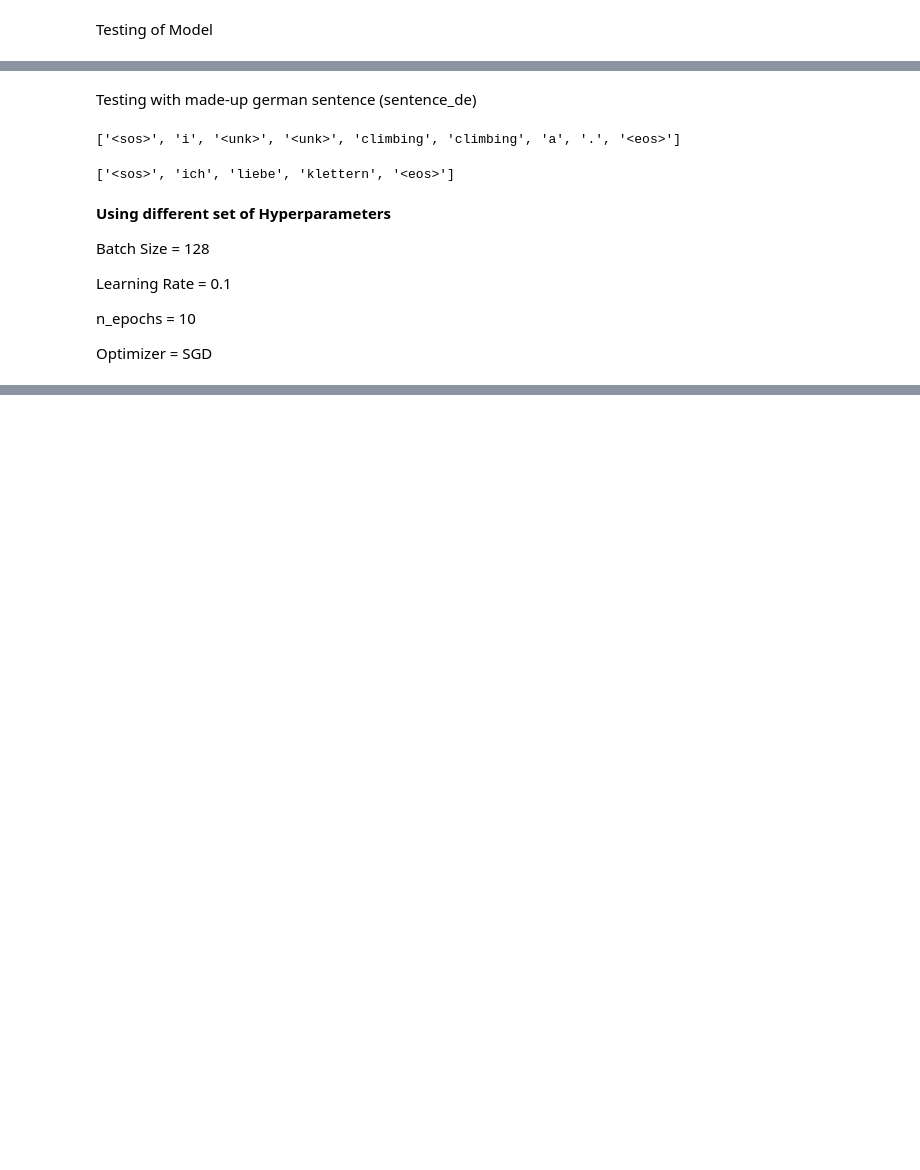
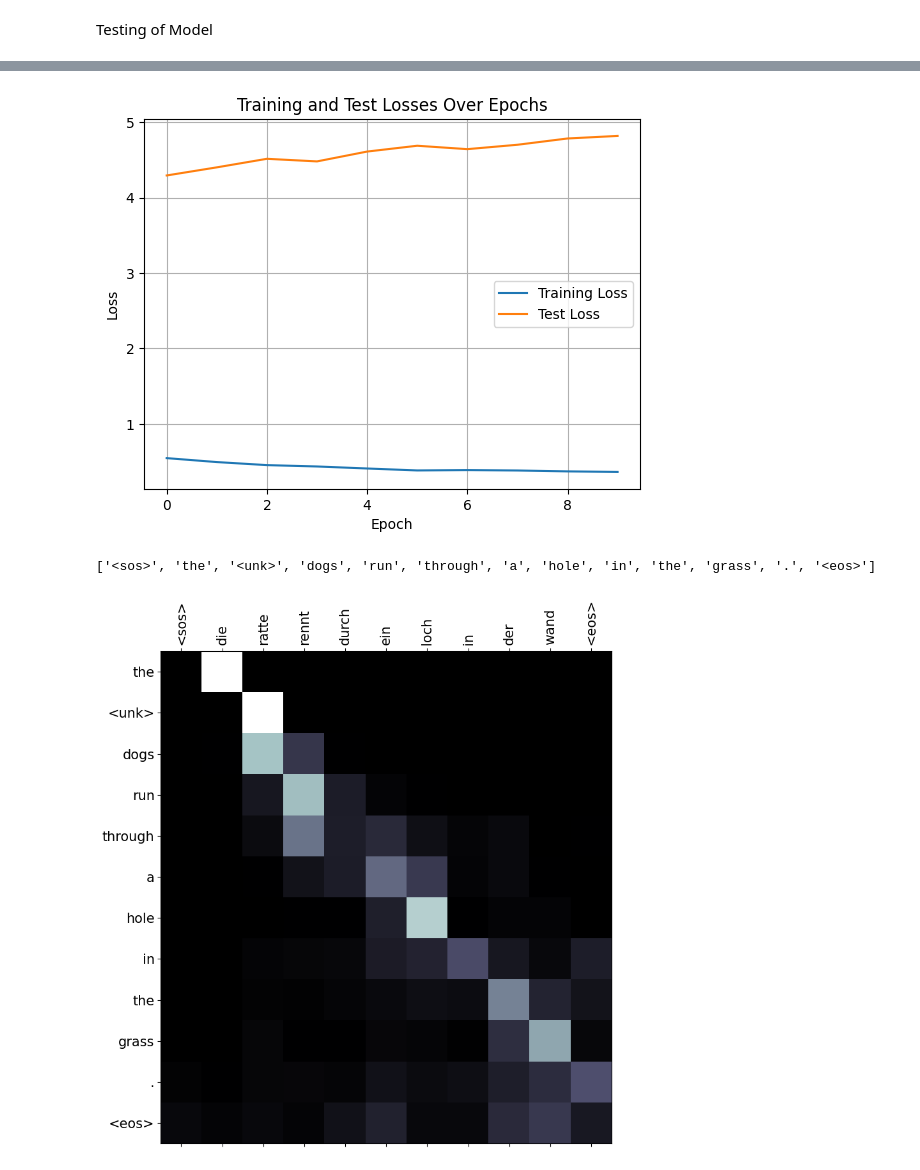
Before and after one commit to AmoguJUduka/MachineLearning, a Jupyter notebook: DeepLearningAssignments/BasicLSTM_Pytorch.ipynb, the cells around one changed output, grey strips where cells are left out. Drawn from its saved outputs; the diff is of its cells as text; code cells hidden in the pictures; blank space fills up the shorter version.

```diff
--- a/DeepLearningAssignments/BasicLSTM_Pytorch.ipynb
+++ b/DeepLearningAssignments/BasicLSTM_Pytorch.ipynb
@@ -261,11 +263,14 @@ test_data_loader = get_data_loader(test_data, batch_size, pad_index)
 # %%
+num_layers = 1
+
 class Encoder(nn.Module):
     def __init__(
-        self, input_dim, embedding_dim, encoder_hidden_dim, decoder_hidden_dim, dropout
+        self, input_dim, embedding_dim, encoder_hidden_dim, decoder_hidden_dim, dropout, num_layers
     ):
         super().__init__()
         self.embedding = nn.Embedding(input_dim, embedding_dim)
-        self.rnn = nn.GRU(embedding_dim, encoder_hidden_dim, bidirectional=True)
+        self.num_layers = num_layers
+        self.rnn = nn.GRU(embedding_dim, encoder_hidden_dim,num_layers=num_layers, bidirectional=True)
         self.fc = nn.Linear(encoder_hidden_dim * 2, decoder_hidden_dim)
         self.dropout = nn.Dropout(dropout)
 
@@ -322,12 +327,14 @@ class Decoder(nn.Module):
         decoder_hidden_dim,
         dropout,
         attention,
+        num_layers=num_layers
     ):
         super().__init__()
         self.output_dim = output_dim
         self.attention = attention
+        self.num_layers = num_layers
         self.embedding = nn.Embedding(output_dim, embedding_dim)
-        self.rnn = nn.GRU((encoder_hidden_dim * 2) + embedding_dim, decoder_hidden_dim)
+        self.rnn = nn.GRU((encoder_hidden_dim * 2) + embedding_dim, decoder_hidden_dim, num_layers)
         self.fc_out = nn.Linear(
             (encoder_hidden_dim * 2) + decoder_hidden_dim + embedding_dim, output_dim
         )
@@ -428,6 +435,7 @@ encoder = Encoder(
     encoder_hidden_dim,
     decoder_hidden_dim,
     encoder_dropout,
+    num_layers
 )
 
 decoder = Decoder(
@@ -437,6 +445,7 @@ decoder = Decoder(
     decoder_hidden_dim,
     decoder_dropout,
     attention,
+    num_layers
 )
 
 model = Seq2Seq(encoder, decoder, device).to(device)
@@ -712,2 +698,0 @@ plot_attention(sentence_tokens, translation, attention)
-# %% [markdown]
-Testing with made-up german sentence (sentence_de)
@@ -727,25 +699,10 @@ translation, sentence_tokens, attention = translate_sentence(
-# %%
-translation
-
-#Actual translation: I love climbing
-# %% [output]
-['<sos>', 'i', '<unk>', '<unk>', 'climbing', 'climbing', 'a', '.', '<eos>']
-# %%
-sentence_tokens
-# %% [output]
-['<sos>', 'ich', 'liebe', 'klettern', '<eos>']
-# %% [markdown]
-**Using different set of Hyperparameters**
-
-Batch Size = 128
-
-Learning Rate = 0.1
-
-n_epochs = 10
-
-Optimizer = SGD
 # %%
-optimizer = optim.SGD(model.parameters(), lr=0.1, momentum=0.9)
+optimzer = optim.SGD(model.parameters(), lr=0.001)
+batch_size = 128
+
+train_data_loader = get_data_loader(train_data, batch_size, pad_index, shuffle=True)
+valid_data_loader = get_data_loader(valid_data, batch_size, pad_index)
+test_data_loader = get_data_loader(test_data, batch_size, pad_index)
 
 n_epochs = 10
 clip = 1.0
@@ -784,4 +741,36 @@ for epoch in tqdm.tqdm(range(n_epochs)):
     # Print the training and validation losses for the current epoch
     print(f"\tTrain Loss: {epoch_train_loss:7.3f} | Train PPL: {np.exp(epoch_train_loss):7.3f}")
     print(f"\tValid Loss: {epoch_valid_loss:7.3f} | Valid PPL: {np.exp(epoch_valid_loss):7.3f}")
+
+
+
+# Plot both training and test losses
+plt.plot(range(n_epochs), train_losses, label="Training Loss")
+plt.plot(range(n_epochs), valid_losses, label="Test Loss")
+plt.xlabel("Epoch")
+plt.ylabel("Loss")
+plt.legend()
+plt.title("Training and Test Losses Over Epochs")
+plt.grid()
+plt.show()
+
+
+
+sentence = "Die Ratte rennt durch ein Loch in der Wand"
+
+translation, sentence_tokens, attention = translate_sentence(
+    sentence,
+    model,
+    en_nlp,
+    de_nlp,
+    en_vocab,
+    de_vocab,
+    lower,
+    sos_token,
+    eos_token,
+    device,
+)
+
+print(translation) #The rat run through a hole in the wall
+plot_attention(sentence_tokens, translation, attention)
 # %% [output]
@@ -807,0 +797,3 @@ for epoch in tqdm.tqdm(range(n_epochs)):
+[figure, added]
+['<sos>', 'the', '<unk>', 'dogs', 'run', 'through', 'a', 'hole', 'in', 'the', 'grass', '.', '<eos>']
+[figure, added]
```
Also changed, not shown: parts of 14 cells of this notebook.
